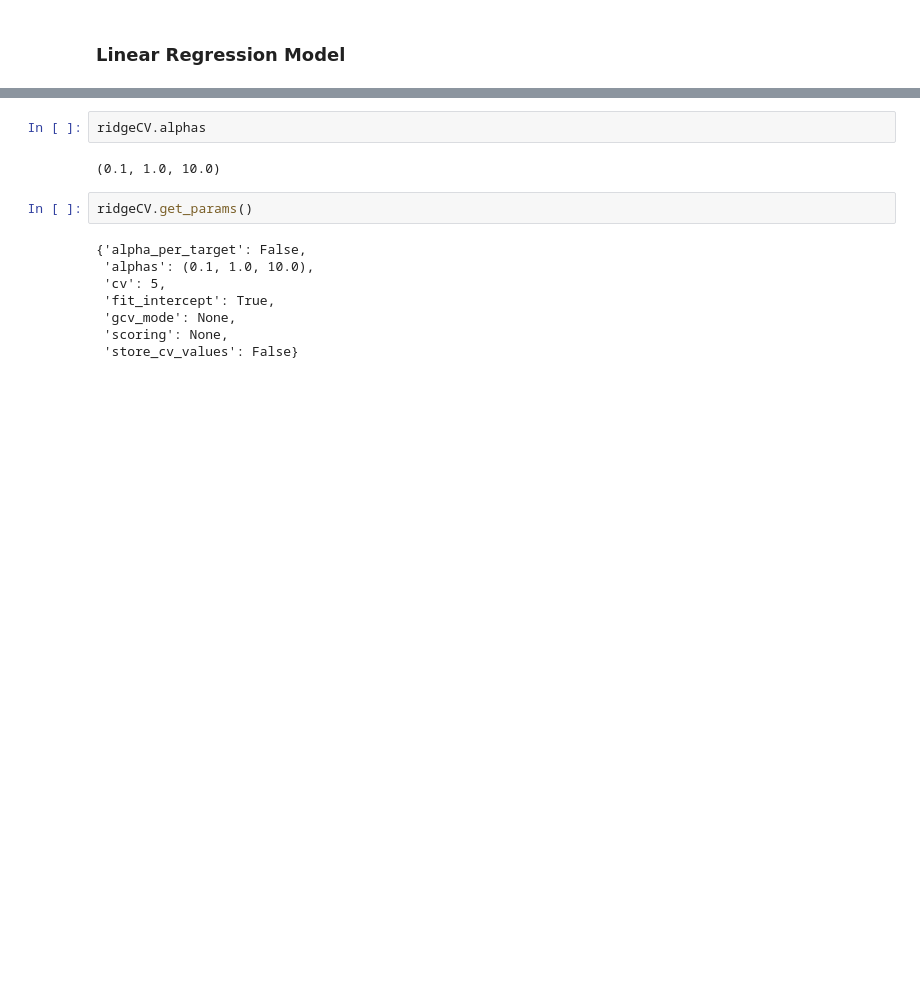
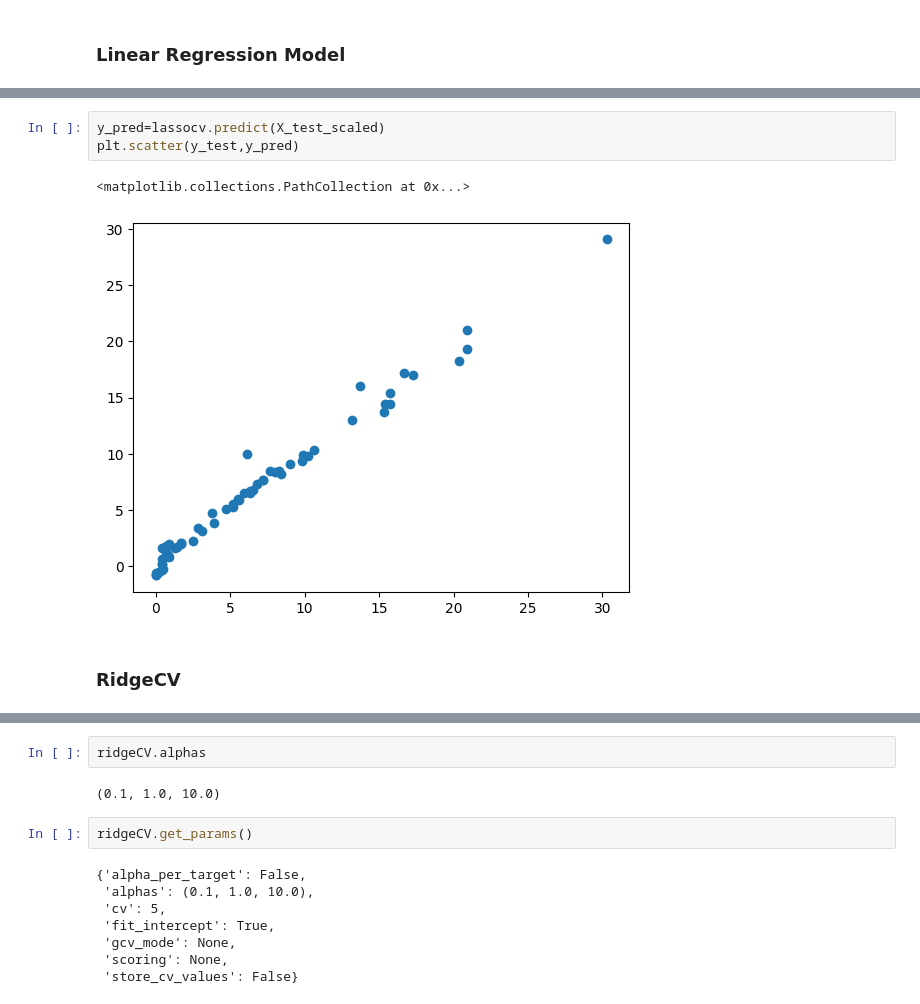
Before and after one commit to sainaakash/Data-Engineering-on-Algerian-Forest-Fire-Dataset, a Jupyter notebook: Model Training on Cleaned Dataset.ipynb, the cells around one changed output, grey strips where cells are left out. Drawn from its saved outputs; the diff is of its cells as text; blank space fills up the shorter version.

```diff
--- a/Model Training on Cleaned Dataset.ipynb
+++ b/Model Training on Cleaned Dataset.ipynb
@@ -352,0 +333,8 @@ R2 Score:  0.9616458508455314
+# %%
+y_pred=lassocv.predict(X_test_scaled)
+plt.scatter(y_test,y_pred)
+# %% [output]
+<matplotlib.collections.PathCollection at 0x...>
+[figure, added]
+# %% [markdown]
+### RidgeCV
```
Also changed, not shown: parts of 61 cells of this notebook, 1 other file.
